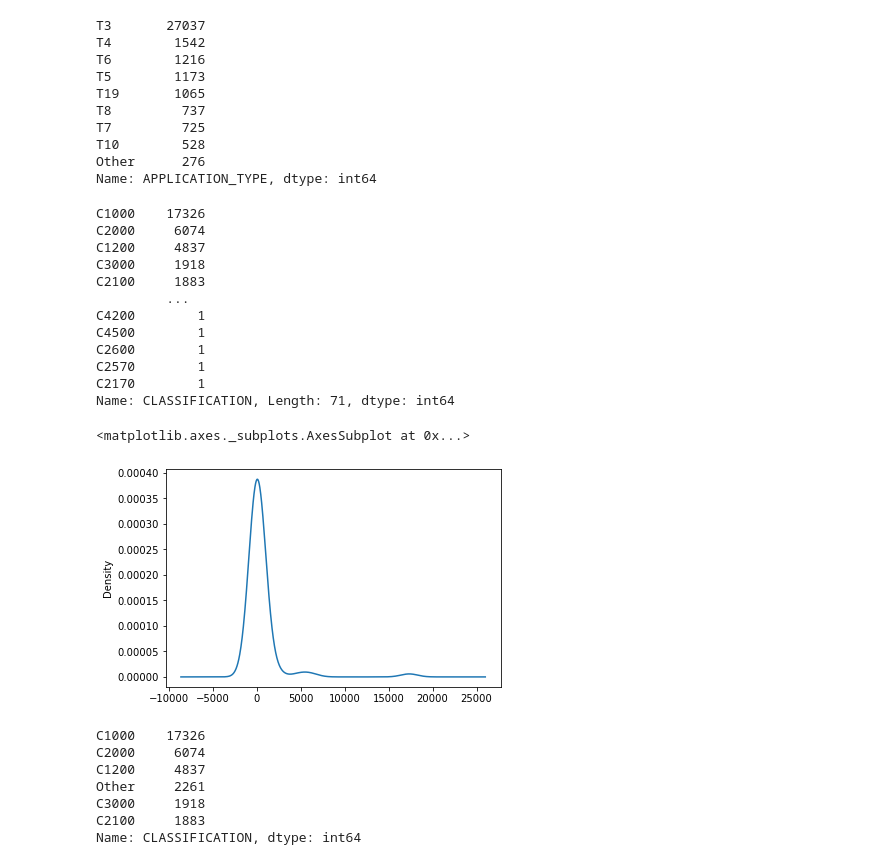
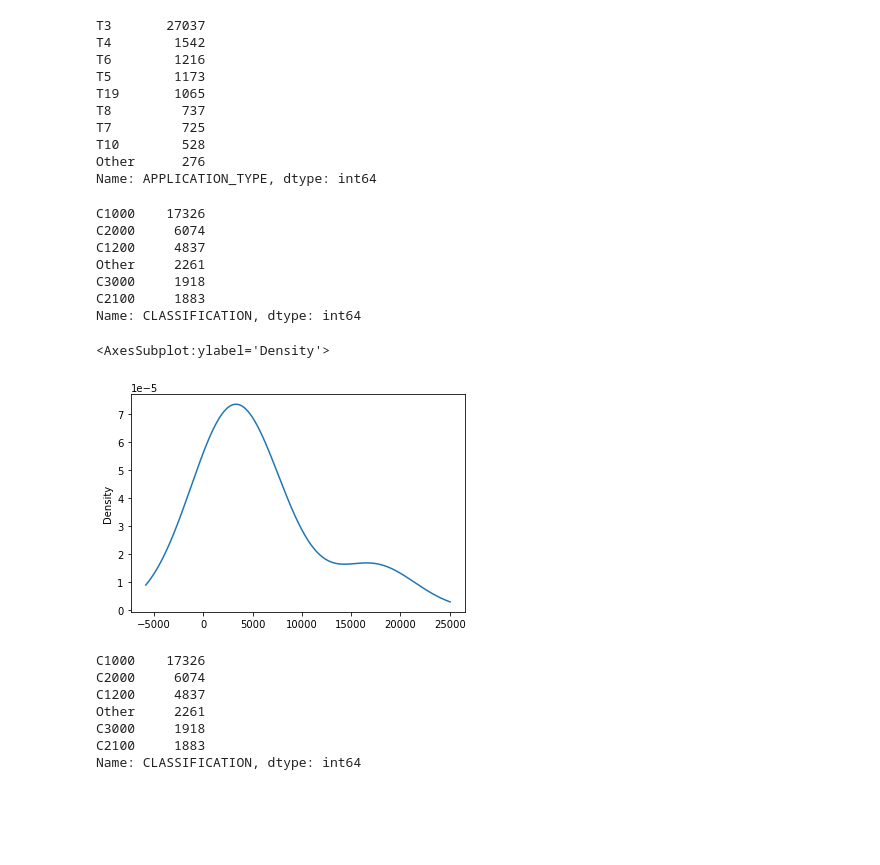
Before and after one commit to izzyd24/ANN_module, a Jupyter notebook: AlphabetSoupCharity.ipynb, the cells around one changed output. Drawn from its saved outputs; the diff is of its cells as text; code cells hidden in the pictures; blank space fills up the shorter version.

```diff
--- a/AlphabetSoupCharity.ipynb
+++ b/AlphabetSoupCharity.ipynb
@@ -45,7 +46,8 @@ SPECIAL_CONSIDERATIONS        2
 dtype: int64
 # %%
 # Look at APPLICATION_TYPE value counts for binning
-#  YOUR CODE GOES HERE
+AppCounts = application_df['APPLICATION_TYPE'].value_counts()
+AppCounts
 # %% [output]
 T3     27037
 T4      1542
@@ -73,14 +75,15 @@ Name: APPLICATION_TYPE, dtype: int64
 [figure]
 # %%
 # Determine which values to replace if counts are less than ...?
-#  YOUR CODE GOES HERE
+# setting at 500 since I saw t10 at 528
+applicationBin_other = AppCounts[AppCounts < 500].index.tolist()
 
 # Replace in dataframe
-for app in replace_application:
-    application_df.APPLICATION_TYPE = application_df.APPLICATION_TYPE.replace(app,"Other")
+for app in applicationBin_other:
+    application_df['APPLICATION_TYPE'] = application_df['APPLICATION_TYPE'].replace(app,"Other")
 
 # Check to make sure binning was successful
-application_df.APPLICATION_TYPE.value_counts()
+application_df['APPLICATION_TYPE'].value_counts()
 # %% [output]
 T3       27037
 T4        1542
@@ -94,25 +97,21 @@ Other      276
 Name: APPLICATION_TYPE, dtype: int64
 # %%
 # Look at CLASSIFICATION value counts for binning
-#  YOUR CODE GOES HERE
+ClassCounts = application_df['CLASSIFICATION'].value_counts()
+ClassCounts
 # %% [output]
 C1000    17326
 C2000     6074
 C1200     4837
+Other     2261
 C3000     1918
 C2100     1883
-         ...
-C4200        1
-C4500        1
-C2600        1
-C2570        1
-C2170        1
-Name: CLASSIFICATION, Length: 71, dtype: int64
+Name: CLASSIFICATION, dtype: int64
 # %%
 # Visualize the value counts of CLASSIFICATION
-#  YOUR CODE GOES HERE
+ClassCounts.plot.density()
 # %% [output]
-<matplotlib.axes._subplots.AxesSubplot at 0x...>
+<AxesSubplot:ylabel='Density'>
-[figure, old version]
+[figure, new version]
 # %%
 # Determine which values to replace if counts are less than ..?
```
Also changed, not shown: parts of 8 cells of this notebook, 5 other files.
